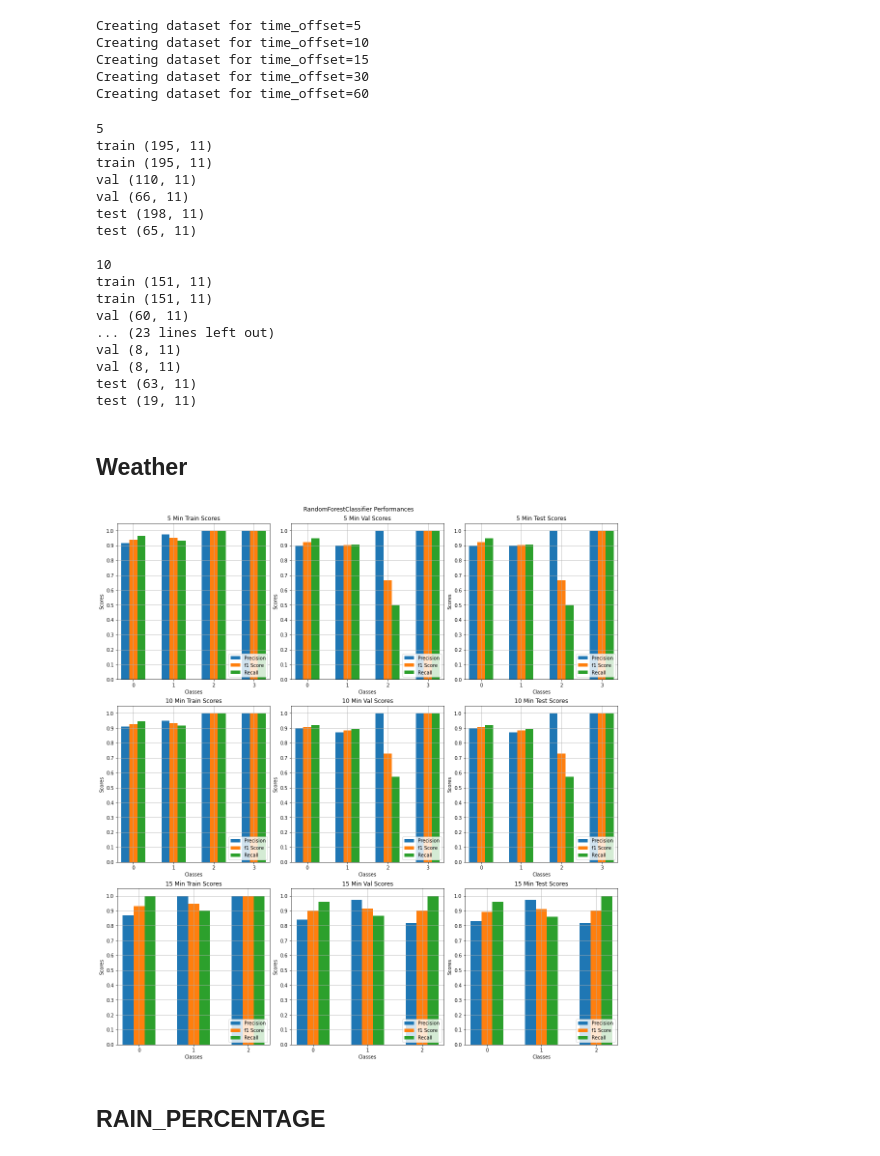
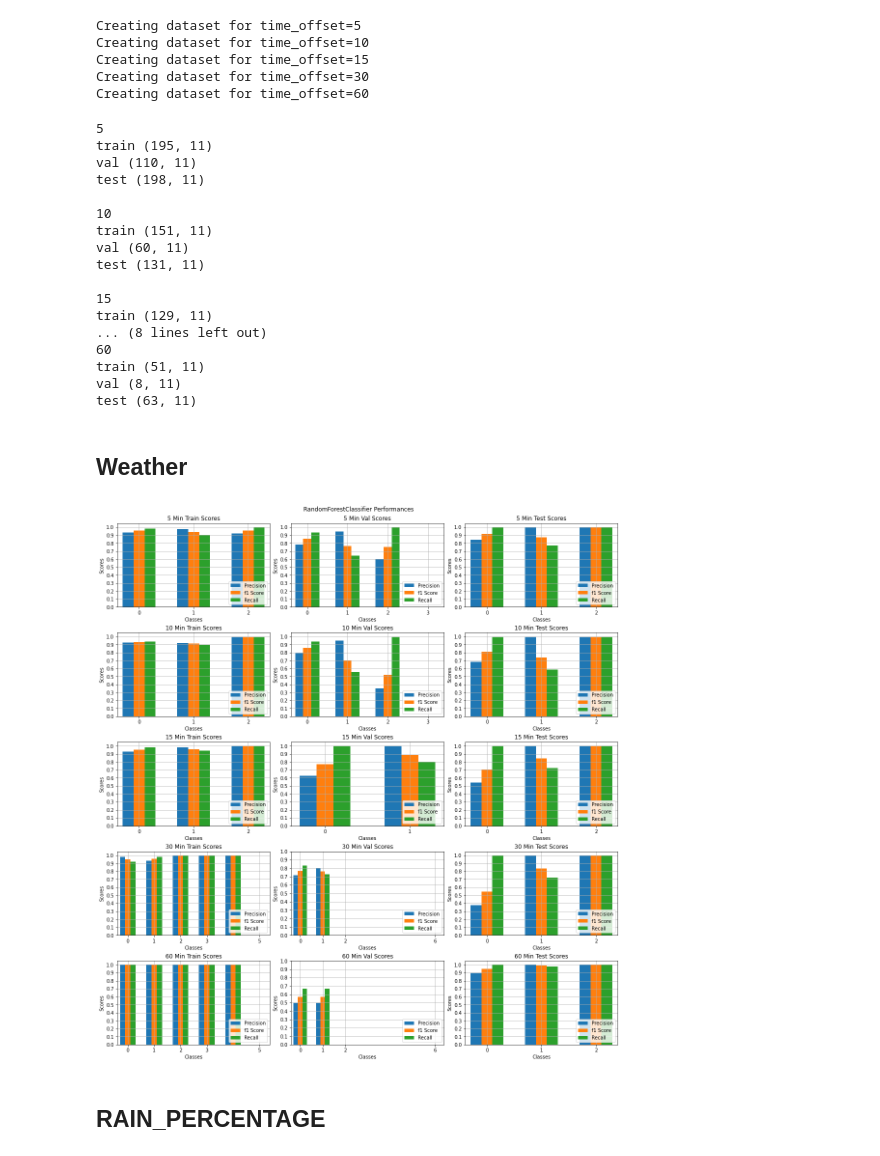
Before and after one commit to Hsgngr/KuKu, a Jupyter notebook: training_plot.ipynb, the cells around one changed output. Cells and saved outputs as stored; diff of their text form; code cells hidden in the pictures.

```diff
--- a/training_plot.ipynb
+++ b/training_plot.ipynb
@@ -42,26 +78,25 @@ for time_offset in df_timed_dct:
     for k in df_timed_dct[time_offset]:
         table = df_timed_dct[time_offset][k]
         print(k, table.shape)
-        print(k, table.drop_duplicates().shape)
     print()
 # %% [output]
 5
 train (195, 11)
-train (195, 11)
 val (110, 11)
-val (66, 11)
 test (198, 11)
-test (65, 11)
 
 10
 train (151, 11)
-train (151, 11)
 val (60, 11)
-... (23 lines left out)
-val (8, 11)
+test (131, 11)
+
+15
+train (129, 11)
+... (8 lines left out)
+60
+train (51, 11)
 val (8, 11)
 test (63, 11)
-test (19, 11)
 # %% [markdown]
 ## Weather
 # %%
@@ -159,6 +193,17 @@ def plot_scores_to_ax(ax, precisions, recalls, f1_scores, classes, time_offset):
         x.set_yticks(np.arange(0, 1.1, 0.1))
         x.set_xlim([-0.4,classes[i].max()+0.4])
     return
+# %%
+from sklearn.neighbors import KNeighborsClassifier
+
+model = KNeighborsClassifier()
+time_offset = '5'
+accuracies, precisions, recalls, f1_scores, supports, classes = get_predict(df_timed_dct[time_offset],
+                                                                    model,
+                                                                    f"Weather {time_offset} Min",
+                                                                    ["TARGET_WEATHER"],
+                                                                    ["TARGET_WEATHER", "TARGET_RAIN_PERCENTAGE"],
+                                                                    get_classification_metrics)
 # %%
 model = RandomForestClassifier(max_depth=10, random_state=0)
 accuracies, precisions, recalls, f1_scores, supports, classes = get_predict(df_timed_dct[time_offset],
@@ -168,23 +213,21 @@ accuracies, precisions, recalls, f1_scores, supports, classes = get_predict(df_t
                                                                     ["TARGET_WEATHER", "TARGET_RAIN_PERCENTAGE"],
                                                                     get_classification_metrics)
 # %%
-fig, ax = plt.subplots(3,3,figsize=(15,16), constrained_layout=True)
+fig, ax = plt.subplots(5,3,figsize=(15,16), constrained_layout=True)
 fig.suptitle("RandomForestClassifier Performances")
 for i, time_offset in enumerate(df_timed_dct):
-    if i>=3:
-        break
     model = RandomForestClassifier(max_depth=10, random_state=0)
     accuracies, precisions, recalls, f1_scores, supports, classes = get_predict(df_timed_dct[time_offset],
                                                                         model,
                                                                         f"Weather {time_offset} Min",
                                                                         ["TARGET_WEATHER"],
                                                                         ["TARGET_WEATHER", "TARGET_RAIN_PERCENTAGE"],
                                                                         get_classification_metrics)
     plot_scores_to_ax(ax[i], precisions, recalls, f1_scores, classes, time_offset)
 #fig.savefig('RandomForestClassifier.jpeg')
 plt.show()
 # %% [output]
-[figure, old version]
+[figure, new version]
 # %% [markdown]
 ## RAIN_PERCENTAGE
 # %%
```
Also changed, not shown: parts of 9 cells of this notebook.
